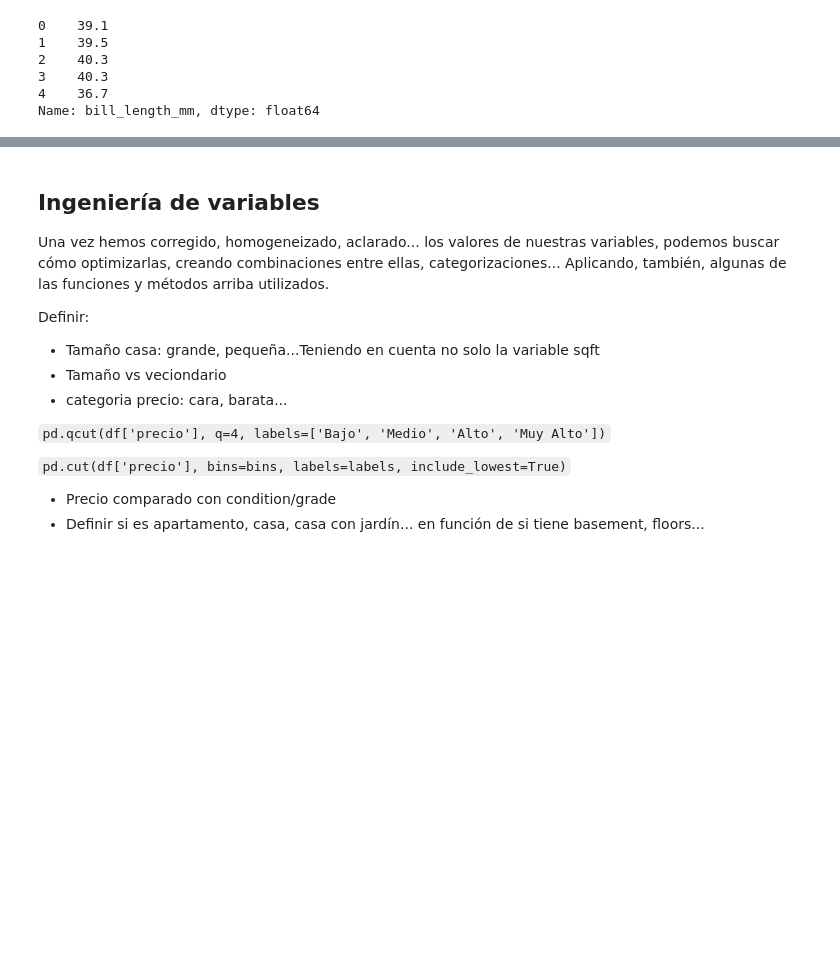
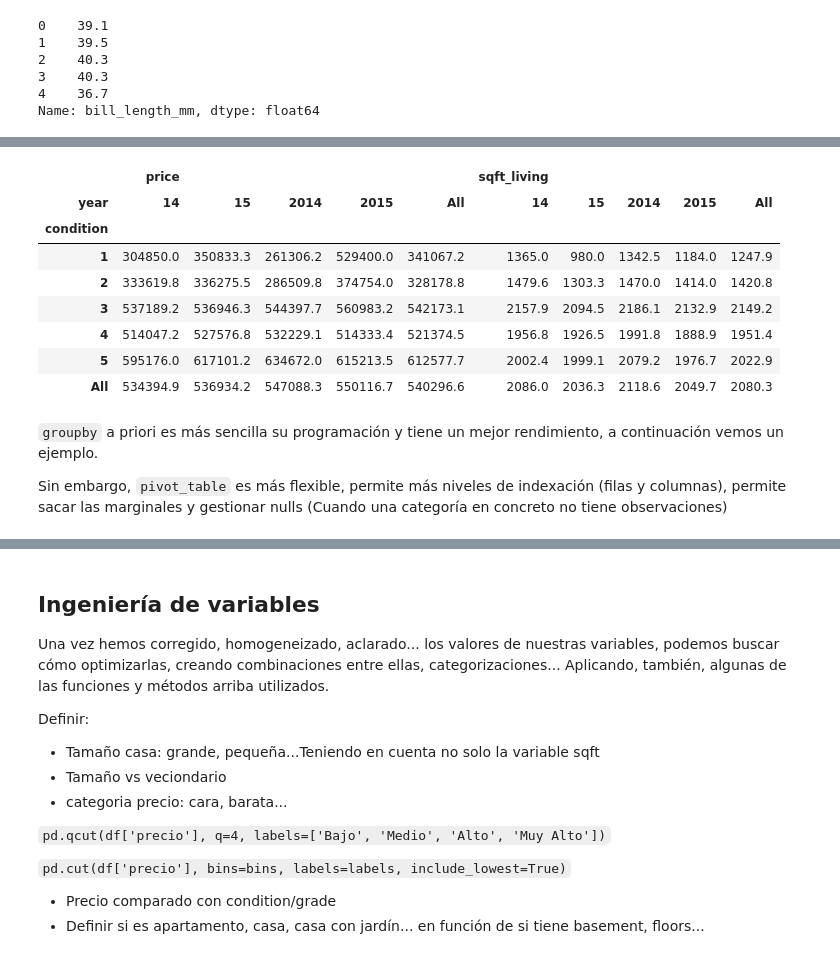
Before and after one commit to sofia-russmann/DS_Consorci_2025, a Jupyter notebook: 1.- Python y DataFrames/Guia_acciones_basicas.ipynb, the cells around one changed output, grey strips where cells are left out. Drawn from its saved outputs; the diff is of its cells as text; code cells hidden in the pictures; blank space fills up the shorter version.

```diff
--- a/1.- Python y DataFrames/Guia_acciones_basicas.ipynb
+++ b/1.- Python y DataFrames/Guia_acciones_basicas.ipynb
@@ -206,0 +515,17 @@ Ver cómo son nuestras variables, su distribución (Librerías seaborn, matplotl
+# %%
+pd.pivot_table(df[['price','sqft_living', 'condition','year']], index='condition', columns='year', aggfunc='mean',
+               margins = True, fill_value = 0).round(1)
+# %% [output]
+|  | price |  |  |  |  | sqft_living |  |  |  |  |
+| year | 14 | 15 | 2014 | 2015 | All | 14 | 15 | 2014 | 2015 | All |
+| condition |  |  |  |  |  |  |  |  |  |  |
+| 1 | 304850.0 | 350833.3 | 261306.2 | 529400.0 | 341067.2 | 1365.0 | 980.0 | 1342.5 | 1184.0 | 1247.9 |
+| 2 | 333619.8 | 336275.5 | 286509.8 | 374754.0 | 328178.8 | 1479.6 | 1303.3 | 1470.0 | 1414.0 | 1420.8 |
+| 3 | 537189.2 | 536946.3 | 544397.7 | 560983.2 | 542173.1 | 2157.9 | 2094.5 | 2186.1 | 2132.9 | 2149.2 |
+| 4 | 514047.2 | 527576.8 | 532229.1 | 514333.4 | 521374.5 | 1956.8 | 1926.5 | 1991.8 | 1888.9 | 1951.4 |
+| 5 | 595176.0 | 617101.2 | 634672.0 | 615213.5 | 612577.7 | 2002.4 | 1999.1 | 2079.2 | 1976.7 | 2022.9 |
+| All | 534394.9 | 536934.2 | 547088.3 | 550116.7 | 540296.6 | 2086.0 | 2036.3 | 2118.6 | 2049.7 | 2080.3 |
+# %% [markdown]
+`groupby` a priori es más sencilla su programación y tiene un mejor rendimiento, a continuación vemos un ejemplo.
+
+Sin embargo, `pivot_table` es más flexible, permite más niveles de indexación (filas y columnas), permite sacar las marginales y gestionar nulls (Cuando una categoría en concreto no tiene observaciones)
```
Also changed, not shown: parts of 66 cells of this notebook.
